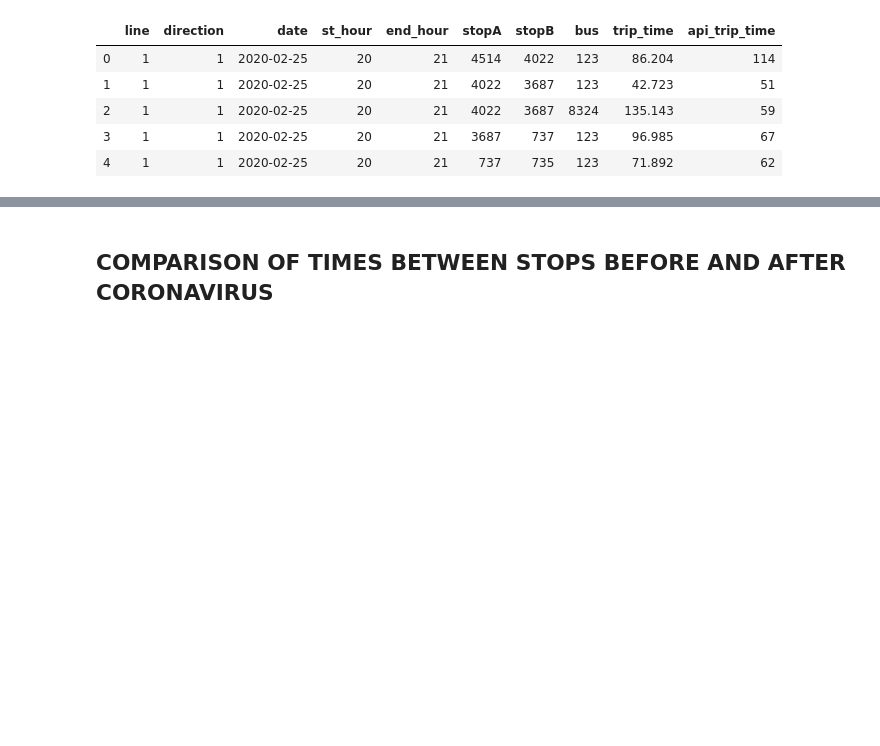
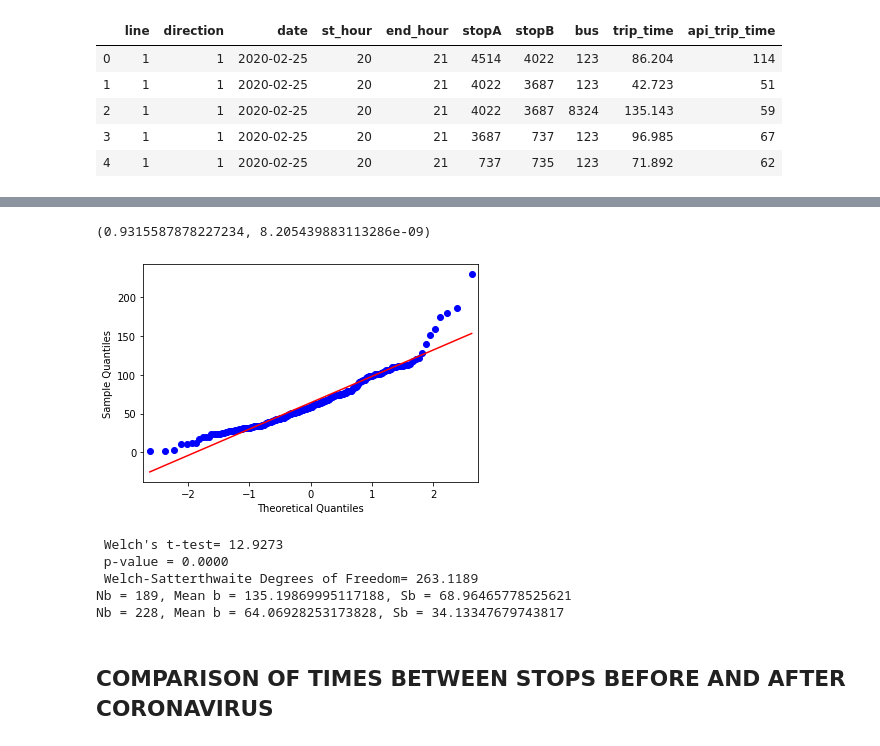
Before and after one commit to Catedra-Cabify-ETSIT-UPM/EMTUrbanBuses_Notebooks, a Jupyter notebook: TimesBtStops.ipynb, the cells around one changed output, grey strips where cells are left out. Drawn from its saved outputs; the diff is of its cells as text; code cells hidden in the pictures; blank space fills up the shorter version.

```diff
--- a/TimesBtStops.ipynb
+++ b/TimesBtStops.ipynb
@@ -108,3 +177,22 @@ tbs_covid = sel_df.loc[(sel_df.date > covid_start)]
+# %%
+#As the size of our data is bigger than 5000, Shapiro-Test will almost always reject the Null Hypothesis
+stats.shapiro(tbs_covid.trip_time)
+# %% [output]
+(0.9315587878227234, 8.205439883113286e-09)
+# %%
+#We perform a qq plot then
+sm.qqplot(tbs_covid.trip_time, line='s') #.loc[hw_bcovid.hw_pos.isin([3,4])]
+pylab.show()
+# %% [output]
+[figure, added]
+# %%
+welch_ttest(tbs.trip_time,tbs_covid.trip_time)
+# %% [output]
+ Welch's t-test= 12.9273
+ p-value = 0.0000
+ Welch-Satterthwaite Degrees of Freedom= 263.1189
+Nb = 189, Mean b = 135.19869995117188, Sb = 68.96465778525621
+Nb = 228, Mean b = 64.06928253173828, Sb = 34.13347679743817
 # %% [markdown]
 ## COMPARISON OF TIMES BETWEEN STOPS BEFORE AND AFTER CORONAVIRUS
 # %%
```
Also changed, not shown: parts of 18 cells of this notebook, 3 other files.
